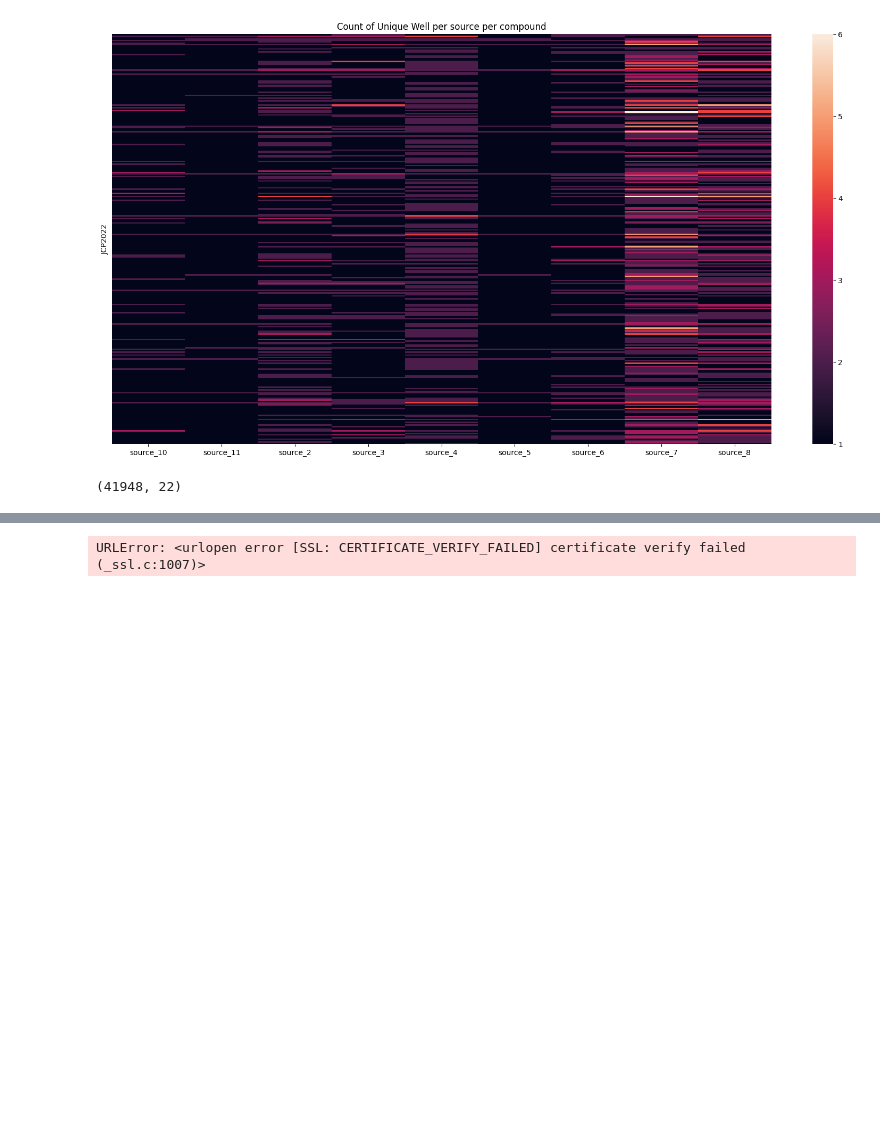
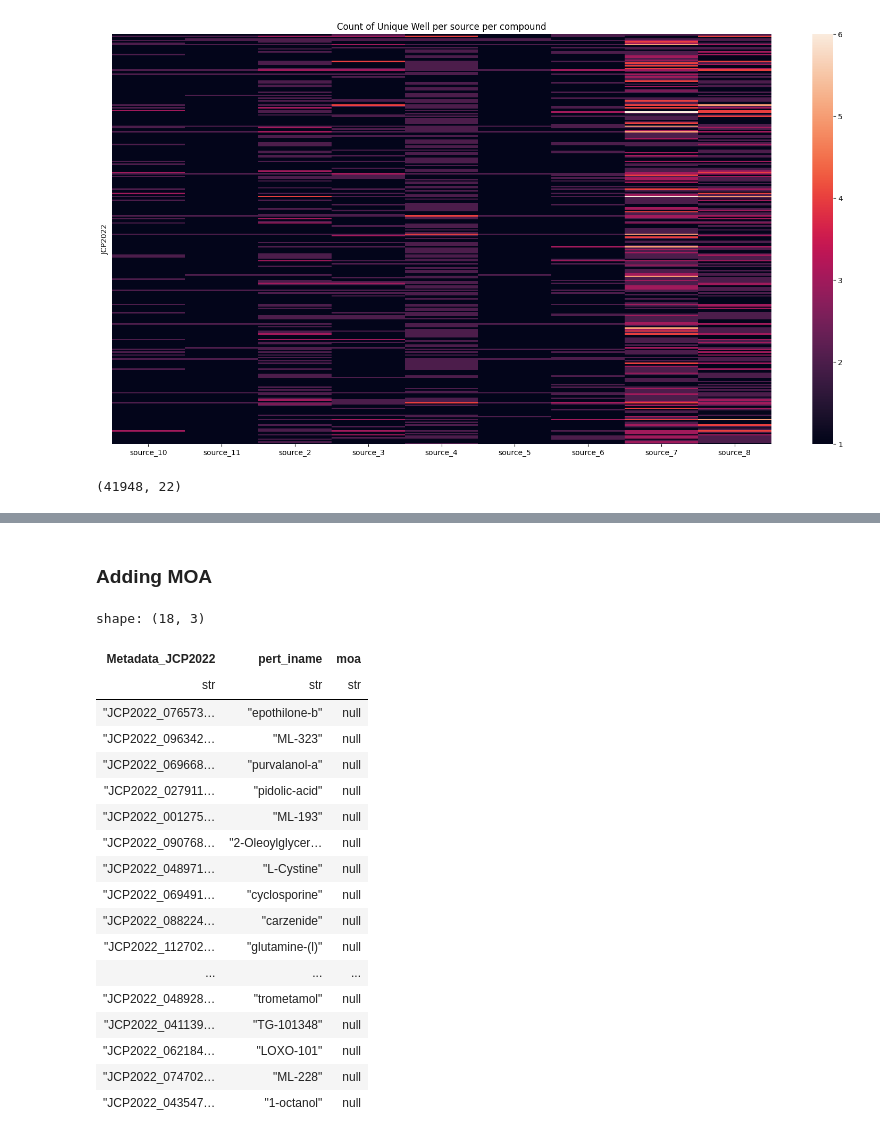
Before and after one commit to afermg/jump_attribution, a Jupyter notebook: workspace/analysis/target2.ipynb, the cells around one changed output, grey strips where cells are left out. Cells and saved outputs as stored; diff of their text form; code cells hidden in the pictures; blank space fills up the shorter version.

```diff
--- a/workspace/analysis/target2.ipynb
+++ b/workspace/analysis/target2.ipynb
@@ -736,6 +661,43 @@ merge_table_filtered_moa2 = merge_table_filtered_moa2.join((moa.select(
-# %%
-pl.read_csv("https://storage.googleapis.com/cdot-general-storage/repurposing_samples_20240610.txt",
-            separator="\t",
-            comment_prefix="!")
-# %% [output]
-URLError: <urlopen error [SSL: CERTIFICATE_VERIFY_FAILED] certificate verify failed (_ssl.c:1007)>
+# %% [markdown]
+### Adding MOA
+# %%
+merge_table_filtered2 = merge_table_filtered2.with_columns(
+    pl.when(pl.col("Metadata_JCP2022").str.contains("JCP2022_050797") &
+    pl.col("pert_iname").str.contains("quinine"))
+    .then(pl.lit("quinidine"))
+    .otherwise(pl.col("pert_iname"))
+    .alias("pert_iname"))
+# %%
+moa = pl.read_csv("https://s3.amazonaws.com/data.clue.io/repurposing/downloads/repurposing_drugs_20200324.txt",
+            separator="\t",
+            comment_prefix="!")
+# %%
+merge_table_filtered_moa = merge_table_filtered2.join(moa.select(
+                                                      pl.col("pert_iname", "moa")),
+                                                      on="pert_iname",
+                                                      how="left")
+# %%
+merge_table_filtered_moa.filter(pl.col("moa").is_null()).select(
+    pl.col("Metadata_JCP2022"),
+    pl.col("pert_iname"),
+    pl.col("moa")).unique()
+# %% [output]
+shape: (18, 3)
+| Metadata_JCP2022 | pert_iname | moa |
+| str | str | str |
+| "JCP2022_076573… | "epothilone-b" | null |
+| "JCP2022_096342… | "ML-323" | null |
+| "JCP2022_069668… | "purvalanol-a" | null |
+| "JCP2022_027911… | "pidolic-acid" | null |
+| "JCP2022_001275… | "ML-193" | null |
+| "JCP2022_090768… | "2-Oleoylglycer… | null |
+| "JCP2022_048971… | "L-Cystine" | null |
+| "JCP2022_069491… | "cyclosporine" | null |
+| "JCP2022_088224… | "carzenide" | null |
+| "JCP2022_112702… | "glutamine-(l)" | null |
+| ... | ... | ... |
+| "JCP2022_048928… | "trometamol" | null |
+| "JCP2022_041139… | "TG-101348" | null |
+| "JCP2022_062184… | "LOXO-101" | null |
+| "JCP2022_074702… | "ML-228" | null |
+| "JCP2022_043547… | "1-octanol" | null |
```
Also changed, not shown: parts of 11 cells of this notebook, 2 other files.
